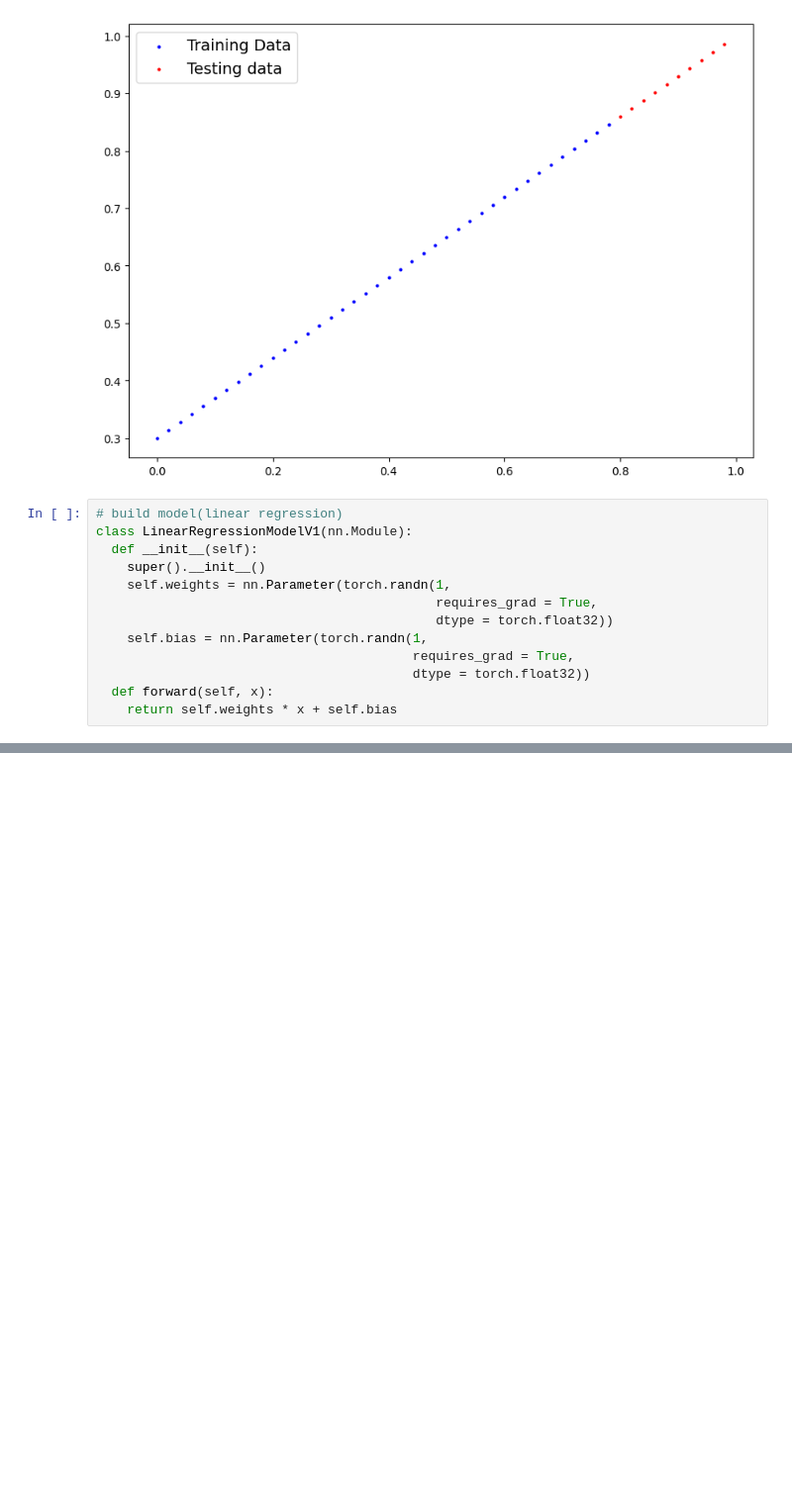
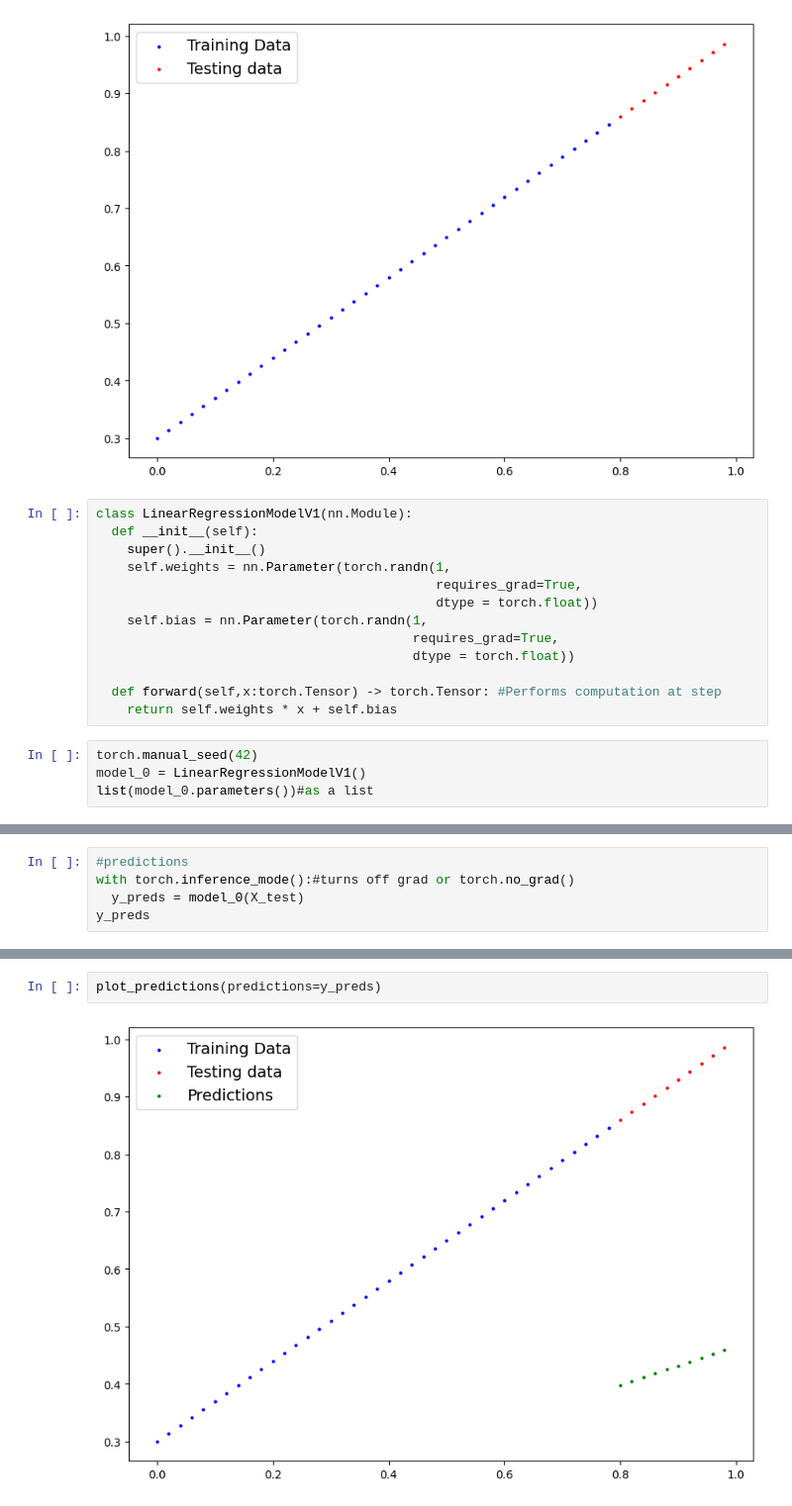
Before and after one commit to Prayag79/Deep-learning, a Jupyter notebook: 01_pytorch_workflow.ipynb, the cells around one changed output, grey strips where cells are left out. Shown at 99% size. Cells and saved outputs as stored; diff of their text form; blank space fills up the shorter version.

```diff
--- a/01_pytorch_workflow.ipynb
+++ b/01_pytorch_workflow.ipynb
@@ -64,15 +64,19 @@ plot_predictions()
 # %% [output]
 [figure]
 # %%
-# build model(linear regression)
 class LinearRegressionModelV1(nn.Module):
   def __init__(self):
     super().__init__()
     self.weights = nn.Parameter(torch.randn(1,
-                                            requires_grad = True,
-                                            dtype = torch.float32))
+                                            requires_grad=True,
+                                            dtype = torch.float))
     self.bias = nn.Parameter(torch.randn(1,
-                                         requires_grad = True,
-                                         dtype = torch.float32))
-  def forward(self, x):
+                                         requires_grad=True,
+                                         dtype = torch.float))
+
+  def forward(self,x:torch.Tensor) -> torch.Tensor: #Performs computation at step
     return self.weights * x + self.bias
+# %%
+torch.manual_seed(42)
+model_0 = LinearRegressionModelV1()
+list(model_0.parameters())#as a list
@@ -78,0 +115,5 @@ class LinearRegressionModelV1(nn.Module):
+# %%
+#predictions
+with torch.inference_mode():#turns off grad or torch.no_grad()
+  y_preds = model_0(X_test)
+y_preds
@@ -78,0 +131,4 @@ class LinearRegressionModelV1(nn.Module):
+# %%
+plot_predictions(predictions=y_preds)
+# %% [output]
+[figure, added]
```
Also changed, not shown: parts of 12 cells of this notebook.
